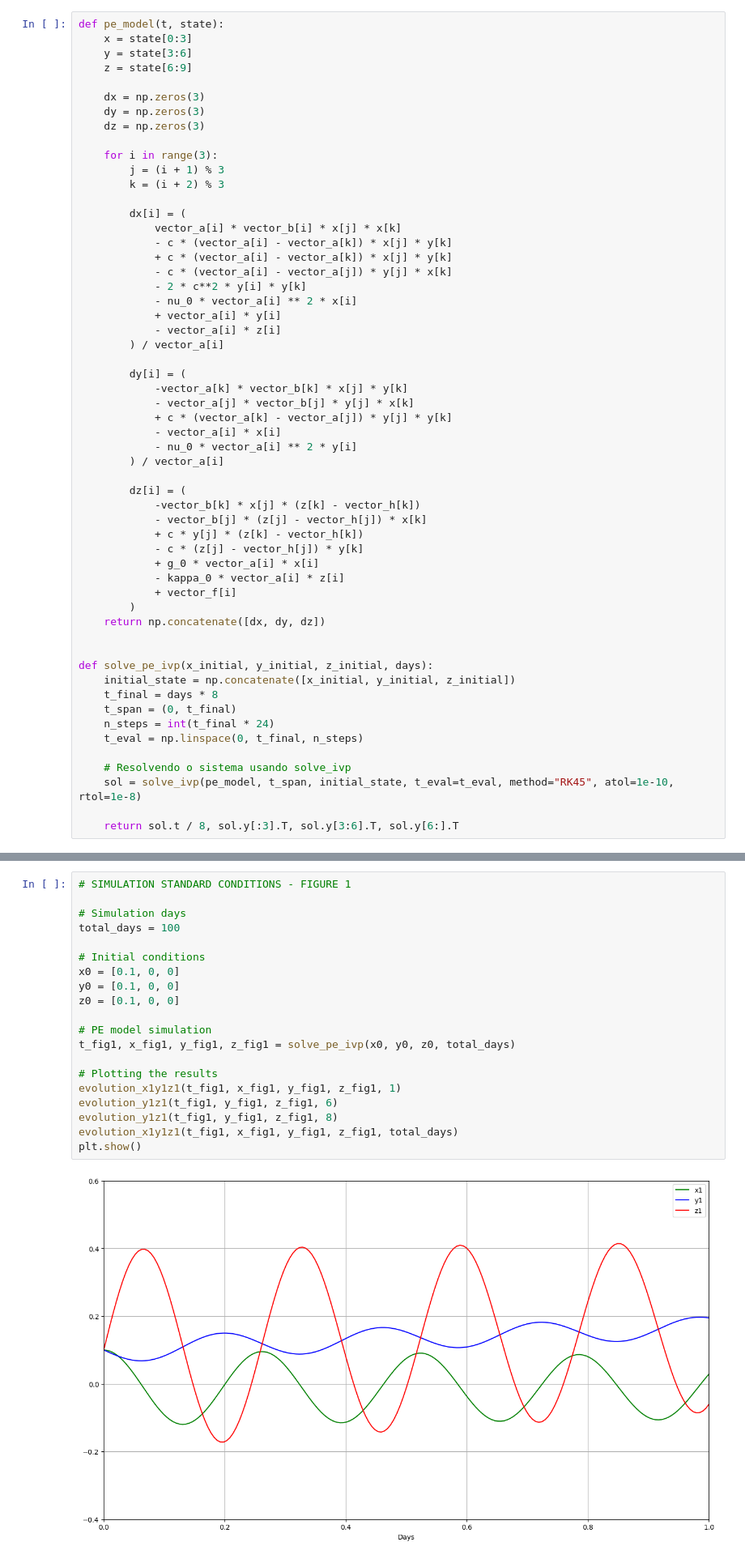
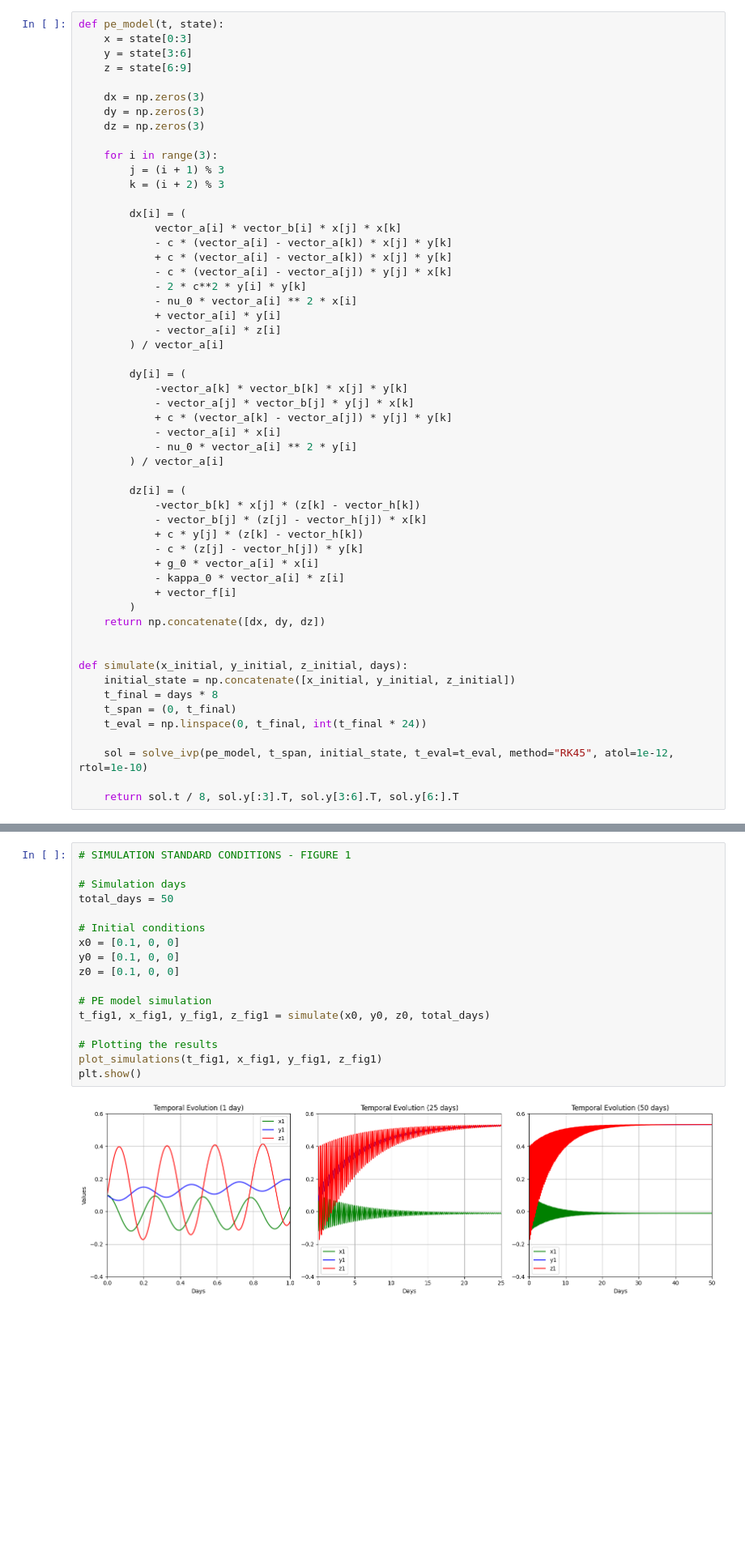
Before and after one commit to lucasamtaylor01/Lorenz80, a Jupyter notebook: simulations.ipynb, the cells around one changed output, grey strips where cells are left out. Shown at 81% size. Drawn from its saved outputs; the diff is of its cells as text; blank space fills up the shorter version.

Commit message:
♻️ refactoring simulation

```diff
--- a/simulations.ipynb
+++ b/simulations.ipynb
@@ -92,15 +92,13 @@ def pe_model(t, state):
     return np.concatenate([dx, dy, dz])
 
 
-def solve_pe_ivp(x_initial, y_initial, z_initial, days):
+def simulate(x_initial, y_initial, z_initial, days):
     initial_state = np.concatenate([x_initial, y_initial, z_initial])
     t_final = days * 8
     t_span = (0, t_final)
-    n_steps = int(t_final * 24)
-    t_eval = np.linspace(0, t_final, n_steps)
+    t_eval = np.linspace(0, t_final, int(t_final * 24))
 
-    # Resolvendo o sistema usando solve_ivp
-    sol = solve_ivp(pe_model, t_span, initial_state, t_eval=t_eval, method="RK45", atol=1e-10, rtol=1e-8)
+    sol = solve_ivp(pe_model, t_span, initial_state, t_eval=t_eval, method="RK45", atol=1e-12, rtol=1e-10)
 
     return sol.t / 8, sol.y[:3].T, sol.y[3:6].T, sol.y[6:].T
 # %% [markdown]
@@ -186,22 +202,19 @@ $x_2 = x_3 = y_2 = y_3 = z_2 = z_3 = 0$
 # %%
 # SIMULATION STANDARD CONDITIONS - FIGURE 1
 
 # Simulation days
-total_days = 100
+total_days = 50
 
 # Initial conditions
 x0 = [0.1, 0, 0]
 y0 = [0.1, 0, 0]
 z0 = [0.1, 0, 0]
 
 # PE model simulation
-t_fig1, x_fig1, y_fig1, z_fig1 = solve_pe_ivp(x0, y0, z0, total_days)
+t_fig1, x_fig1, y_fig1, z_fig1 = simulate(x0, y0, z0, total_days)
 
 # Plotting the results
-evolution_x1y1z1(t_fig1, x_fig1, y_fig1, z_fig1, 1)
-evolution_y1z1(t_fig1, y_fig1, z_fig1, 6)
-evolution_y1z1(t_fig1, y_fig1, z_fig1, 8)
-evolution_x1y1z1(t_fig1, x_fig1, y_fig1, z_fig1, total_days)
+plot_simulations(t_fig1, x_fig1, y_fig1, z_fig1)
 plt.show()
 # %% [output]
-[figure, old version]
+[figure, new version]
```
Also changed, not shown: parts of 5 cells of this notebook.
